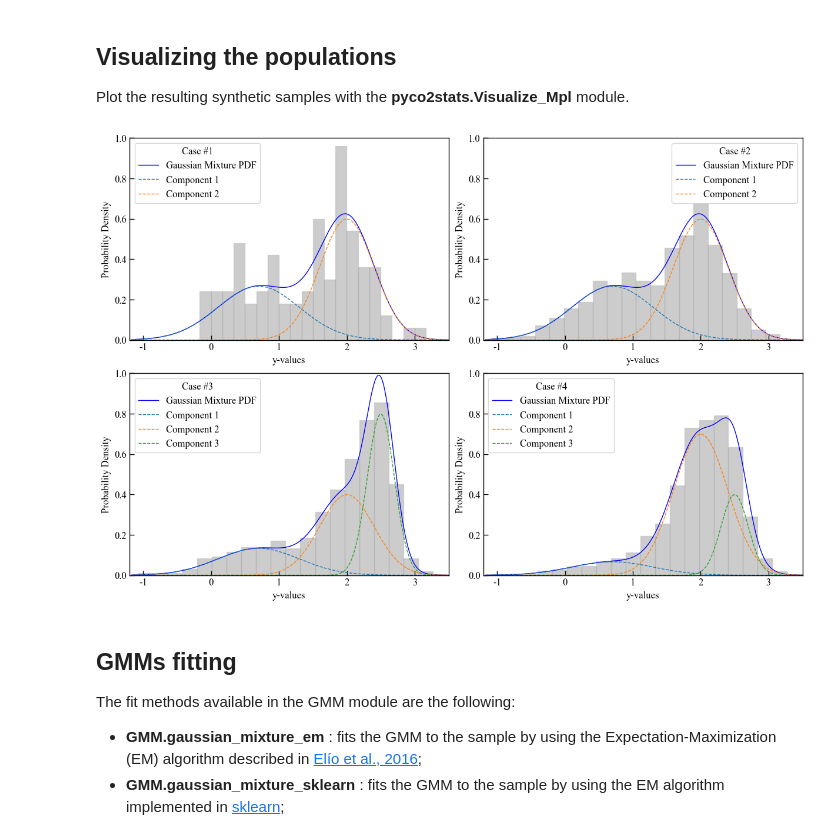
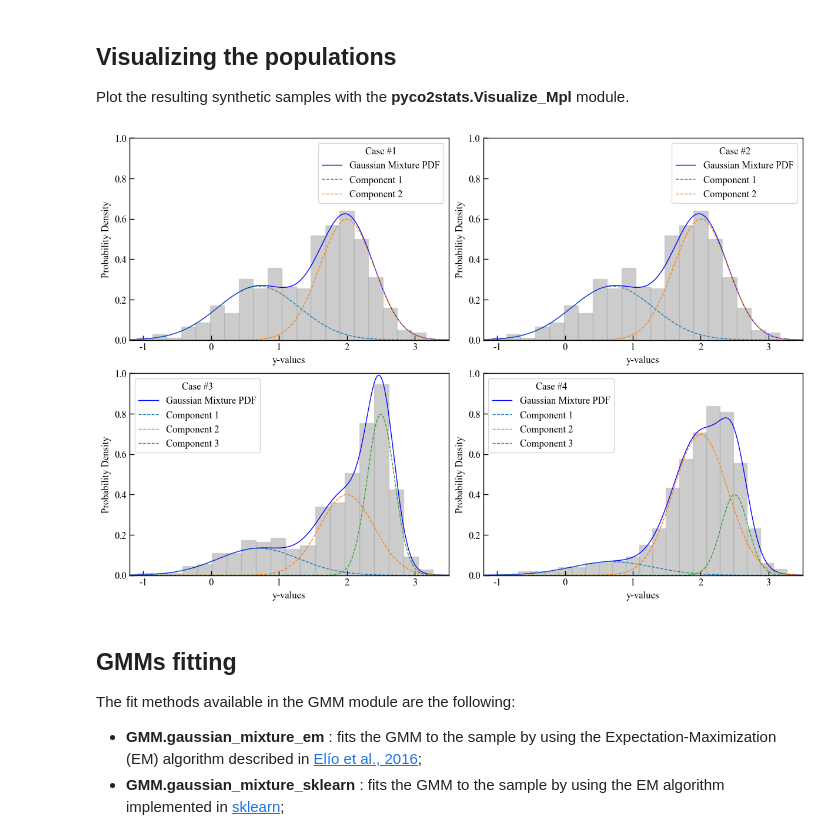
Before and after one commit to AIVolcanoLab/pyco2stats, a Jupyter notebook: docs/notebooks/GMM2.ipynb, the cells around one changed output. Saved outputs shown, nothing was run; the diff lists cells and outputs as text; code cells hidden in the pictures.

```diff
--- a/docs/notebooks/GMM2.ipynb
+++ b/docs/notebooks/GMM2.ipynb
@@ -18,23 +18,23 @@ import numpy as np
 my_means_2c = np.array([0.7, 2])
 my_stds_2c = np.array([0.6, 0.4])
 my_weights_2c = np.array([0.4, 0.6])
-my_sample_1 = PyCO2.GMM.sample_from_gmm(n_samples=100, means=my_means_2c,
+my_sample_1 = PyCO2.GMM.sample_from_gmm(n_samples=500, means=my_means_2c,
                                         stds=my_stds_2c, weights=my_weights_2c, random_state=42)
 
 # Case #2: the same of Case #1, but with n_samples = 1000
-my_sample_2 = PyCO2.GMM.sample_from_gmm(n_samples=1000, means=my_means_2c,
+my_sample_2 = PyCO2.GMM.sample_from_gmm(n_samples=500, means=my_means_2c,
                                         stds=my_stds_2c, weights=my_weights_2c, random_state=42)
 
 # Case #3: synthetic sample 3 components, n_samples = 1000
 my_means_3c = np.array([0.7, 2, 2.5])
 my_stds_3c = np.array([0.6, 0.4, 0.2])
 my_weights_3c_a = np.array([0.2, 0.4, 0.4])
-my_sample_3 = PyCO2.GMM.sample_from_gmm(n_samples=1000, means=my_means_3c,
+my_sample_3 = PyCO2.GMM.sample_from_gmm(n_samples=500, means=my_means_3c,
                                         stds=my_stds_3c, weights=my_weights_3c_a, random_state=42)
 
 # Case #4: the same of Case #3, but with different weigths
 my_weights_3c_b = np.array([0.1, 0.7, 0.2])
-my_sample_4 = PyCO2.GMM.sample_from_gmm(n_samples=1000, means=my_means_3c,
+my_sample_4 = PyCO2.GMM.sample_from_gmm(n_samples=500, means=my_means_3c,
                                         stds=my_stds_3c, weights=my_weights_3c_b, random_state=42)
 # %% [markdown]
 ## Visualizing the populations
@@ -52,7 +52,7 @@ hist_plot_kwargs = {'alpha': 0.4, 'color': 'gray', 'edgecolor': 'darkgrey'}
 x_values = np.linspace(min(my_sample_1) - 1, max(my_sample_1) + 1, 1000).reshape(-1, 1)
 
 ax1 = fig.add_subplot(2,2,1)
-PyCO2.Visualize_Mpl.plot_gmm_pdf(ax1, x_values, my_means_2c, my_stds_2c, my_weights_2c, data=my_sample_1,
+PyCO2.Visualize_Mpl.plot_gmm_pdf(x=x_values, meds=my_means_2c, stds=my_stds_2c, weights=my_weights_2c, ax=ax1, data=my_sample_1,
              pdf_plot_kwargs=pdf_plot_kwargs,
              component_plot_kwargs=component_plot_kwargs,
              hist_plot_kwargs=hist_plot_kwargs)
@@ -63,41 +63,41 @@ ax1.set_ylim(0,1)
 ax1.set_xlim(-1.2,3.5)
 
 ax2 = fig.add_subplot(2,2,2)
-PyCO2.Visualize_Mpl.plot_gmm_pdf(ax2, x_values,my_means_2c, my_stds_2c, my_weights_2c, data=my_sample_2,
+PyCO2.Visualize_Mpl.plot_gmm_pdf(x=x_values, meds=my_means_2c, stds=my_stds_2c, weights=my_weights_2c, ax=ax2, data=my_sample_2,
              pdf_plot_kwargs=pdf_plot_kwargs,
              component_plot_kwargs=component_plot_kwargs,
              hist_plot_kwargs=hist_plot_kwargs)
 ax2.legend(title='Case #2')
 ax2.set_xlabel('y-values')
 ax2.set_ylabel('Probability Density')
 ax2.set_ylim(0,1)
 ax2.set_xlim(-1.2,3.5)
 
 ax3 = fig.add_subplot(2,2,3)
-PyCO2.Visualize_Mpl.plot_gmm_pdf(ax3, x_values, my_means_3c, my_stds_3c, my_weights_3c_a, data=my_sample_3,
+PyCO2.Visualize_Mpl.plot_gmm_pdf(x=x_values, meds=my_means_3c, stds=my_stds_3c, weights=my_weights_3c_a, ax=ax3, data=my_sample_3,
              pdf_plot_kwargs=pdf_plot_kwargs,
              component_plot_kwargs=component_plot_kwargs,
              hist_plot_kwargs=hist_plot_kwargs)
 ax3.legend(title='Case #3')
 ax3.set_xlabel('y-values')
 ax3.set_ylabel('Probability Density')
 ax3.set_ylim(0,1)
 ax3.set_xlim(-1.2,3.5)
 
 ax4 = fig.add_subplot(2,2,4)
-PyCO2.Visualize_Mpl.plot_gmm_pdf(ax4, x_values, my_means_3c, my_stds_3c, my_weights_3c_b, data=my_sample_4,
+PyCO2.Visualize_Mpl.plot_gmm_pdf(x=x_values, meds=my_means_3c, stds=my_stds_3c, weights=my_weights_3c_b, ax=ax4, data=my_sample_4,
              pdf_plot_kwargs=pdf_plot_kwargs,
              component_plot_kwargs=component_plot_kwargs,
              hist_plot_kwargs=hist_plot_kwargs)
 ax4.legend(title='Case #4')
 ax4.set_xlabel('y-values')
 ax4.set_ylabel('Probability Density')
 ax4.set_ylim(0,1)
 ax4.set_xlim(-1.2,3.5)
 
 plt.savefig("GMM_sampling.png", dpi=300)
 # %% [output]
-[figure, old version]
+[figure, new version]
 # %% [markdown]
 ## GMMs fitting
 
```
Also changed, not shown: parts of 3 cells of this notebook.
